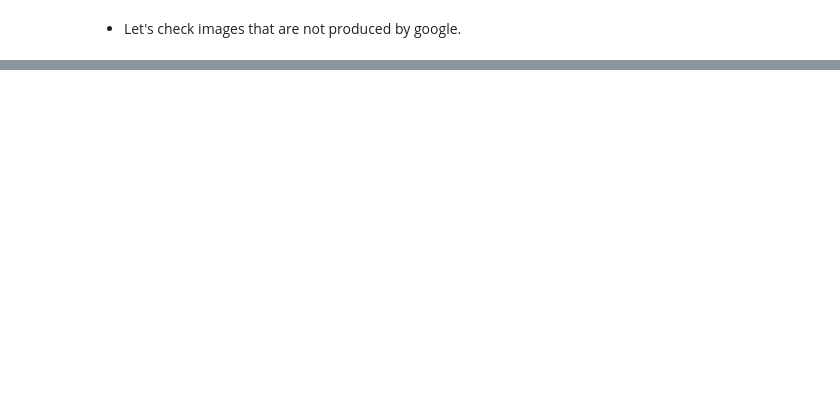
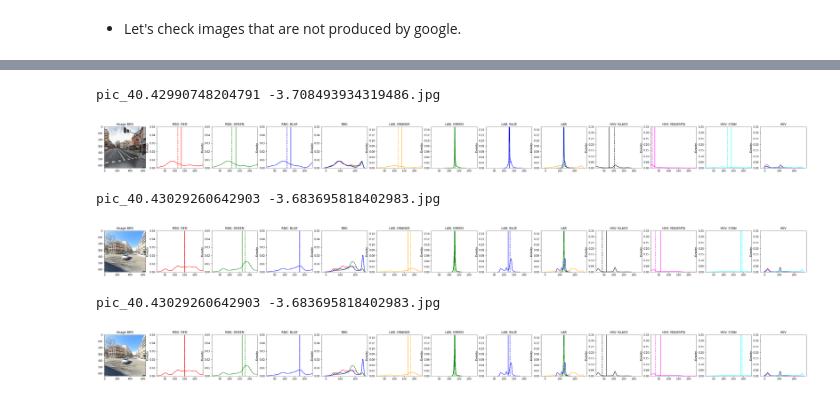
Before and after one commit to LAMDAMielgo/SatAi_BicycleFriendlyPath, a Jupyter notebook: img_prep/img_synthesis.ipynb, the cells around one changed output, grey strips where cells are left out. Drawn from its saved outputs; the diff is of its cells as text; code cells hidden in the pictures; blank space fills up the shorter version.

```diff
--- a/img_prep/img_synthesis.ipynb
+++ b/img_prep/img_synthesis.ipynb
@@ -301,0 +175,3 @@ meta.head(1)
+# %%
+df = get_geographic_data(geodf_path=f'{metadata_folder}/', geodf_name='datos_photos')
+df.index.has_duplicates
@@ -301,0 +194,3 @@ meta.head(1)
+# %%
+df = df.join(metadata, how='left')
+df.info()
@@ -301,0 +201,6 @@ meta.head(1)
+# %%
+df = df[~df.index.duplicated(keep='first')].copy(deep=True)  #
+df = df[df['cyclist_type'].notna()].copy(deep=True)          # only known cyclist types
+df = df[df['copyright'] == '© Google']                       # only photos taken by google
+
+print(f"Cleaned duplicates: {df.shape}")
@@ -301,0 +358,28 @@ meta.head(1)
+# %%
+"""
+Manual inspection on the img folder to see which ones could be interesting to plot
+"""
+list_of_normal = [
+    "pic_40.42990748204791 -3.708493934319486.jpg",
+    "pic_40.43029260642903 -3.683695818402983.jpg",
+    "pic_40.43029260642903 -3.683695818402983.jpg"
+]
+list_of_tunnels = [
+    "pic_40.42163693971996 -3.712886830986134.jpg",
+    "pic_40.42128581820003 -3.67037943519997.jpg",
+    "pic_40.4222841567198 -3.713402040986023.jpg"
+]
+# %%
+for img in list_of_normal:
+
+    if img in df.index:
+        arr = df.loc[img, 'image_arr']
+        print_color_histogram(np.array(arr), figsize=(50,3))
+    # end
+# %% [output]
+pic_40.42990748204791 -3.708493934319486.jpg
+[figure, added]
+pic_40.43029260642903 -3.683695818402983.jpg
+[figure, added]
+pic_40.43029260642903 -3.683695818402983.jpg
+[figure, added]
```
Also changed, not shown: parts of 91 cells of this notebook, 2 other files.
